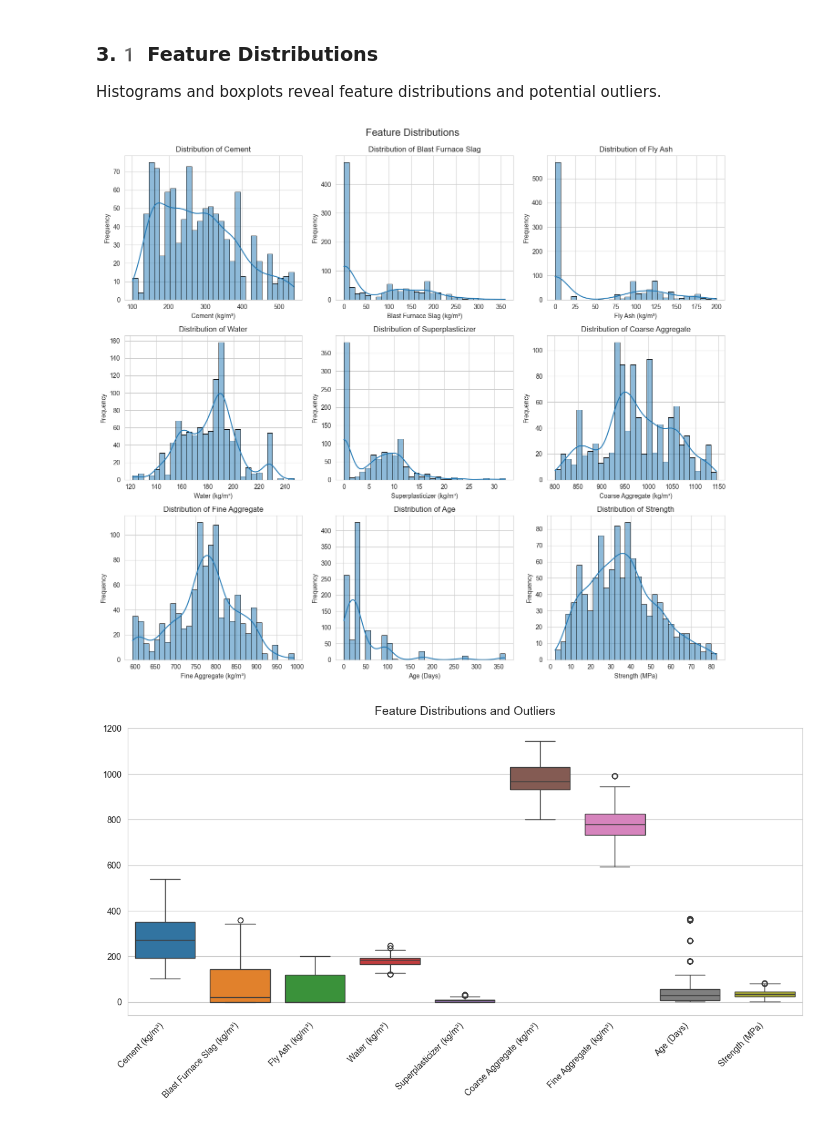
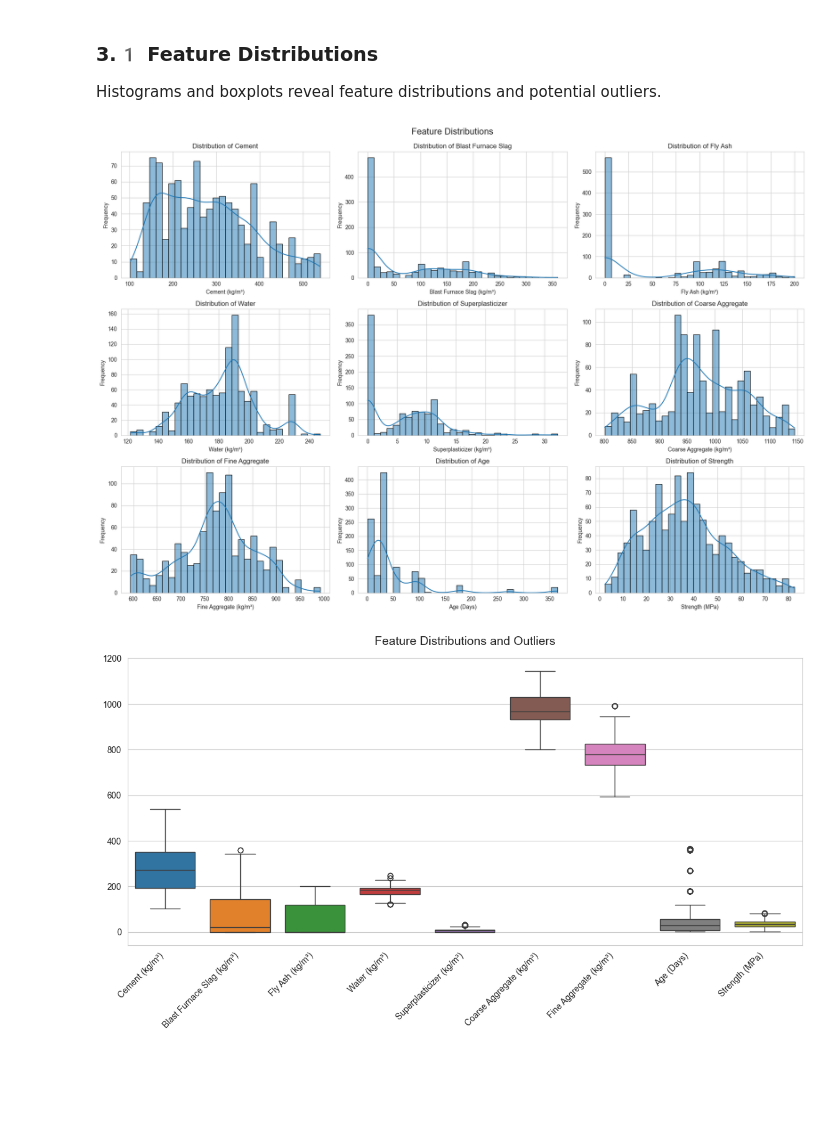
Before and after one commit to elisabellahj/MLing, a Jupyter notebook: A1.ipynb, the cells around one changed output. Drawn from its saved outputs; the diff is of its cells as text; code cells hidden in the pictures; blank space fills up the shorter version.

```diff
--- a/A1.ipynb
+++ b/A1.ipynb
@@ -179,31 +179,31 @@ Histograms and boxplots reveal feature distributions and potential outliers.
 # %%
 # Define feature names with units
 feature_units = {
     "Cement": "kg/m³",
     "Blast Furnace Slag": "kg/m³",
     "Fly Ash": "kg/m³",
     "Water": "kg/m³",
     "Superplasticizer": "kg/m³",
     "Coarse Aggregate": "kg/m³",
     "Fine Aggregate": "kg/m³",
     "Age": "Days",
     "Strength": "MPa"
 }
 
 # Plot histograms with proper labels
-fig, axes = plt.subplots(3, 3, figsize=(14, 12))  # Create 3x3 grid layout
+fig, axes = plt.subplots(3, 3, figsize=(18, 12))  # Create 3x3 grid layout
 
 for ax, col in zip(axes.flatten(), df.columns):
     sns.histplot(df[col], bins=30, kde=True, ax=ax, edgecolor="black")
     ax.set_xlabel(f"{col} ({feature_units.get(col, '')})")  # Add units
     ax.set_ylabel("Frequency")
     ax.set_title(f"Distribution of {col}")
 
 plt.tight_layout()  # Adjust layout to prevent overlap
 plt.suptitle("Feature Distributions", fontsize=16, y=1.02)  # Move title up
 plt.show()
 # %% [output]
-[figure, old version]
+[figure, new version]
 # %%
 plt.figure(figsize=(14, 6))
 sns.boxplot(data=df)
```
Also changed, not shown: parts of 4 cells of this notebook.
